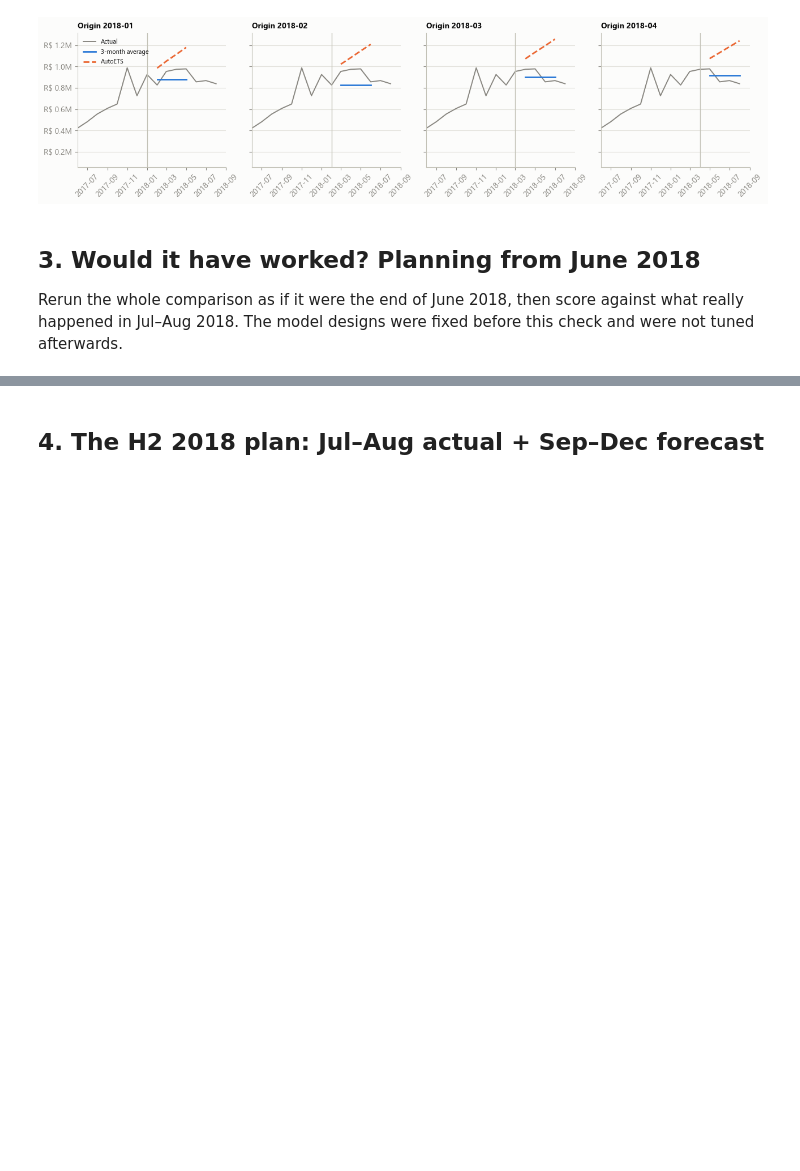
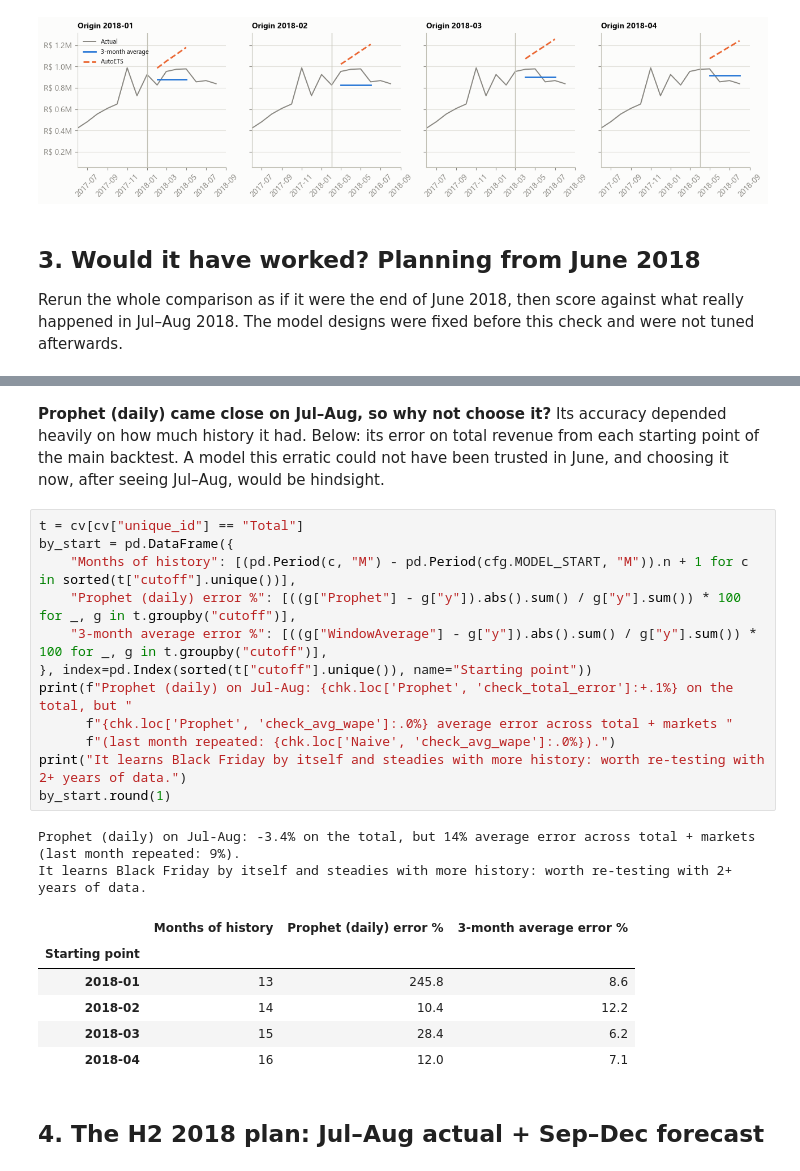
Before and after one commit to jessicaayivi/revenue-forecast-scenario-planner, a Jupyter notebook: notebooks/03_forecast.ipynb, the cells around one changed output, grey strips where cells are left out. Cells and saved outputs as stored; diff of their text form; blank space fills up the shorter version.

```diff
--- a/notebooks/03_forecast.ipynb
+++ b/notebooks/03_forecast.ipynb
@@ -217,4 +218,29 @@ In June the backtest would have picked Prophet + leading indicators: Jul-Aug for
 3-month average: +10%; best on the check: Last month repeated (+0.3%, partly luck: June happened to match Jul-Aug).
+# %% [markdown]
+**Prophet (daily) came close on Jul–Aug, so why not choose it?** Its accuracy depended heavily on how much
+history it had. Below: its error on total revenue from each starting point of the main backtest. A model this
+erratic could not have been trusted in June, and choosing it now, after seeing Jul–Aug, would be hindsight.
+# %%
+t = cv[cv["unique_id"] == "Total"]
+by_start = pd.DataFrame({
+    "Months of history": [(pd.Period(c, "M") - pd.Period(cfg.MODEL_START, "M")).n + 1 for c in sorted(t["cutoff"].unique())],
+    "Prophet (daily) error %": [((g["Prophet"] - g["y"]).abs().sum() / g["y"].sum()) * 100 for _, g in t.groupby("cutoff")],
+    "3-month average error %": [((g["WindowAverage"] - g["y"]).abs().sum() / g["y"].sum()) * 100 for _, g in t.groupby("cutoff")],
+}, index=pd.Index(sorted(t["cutoff"].unique()), name="Starting point"))
+print(f"Prophet (daily) on Jul-Aug: {chk.loc['Prophet', 'check_total_error']:+.1%} on the total, but "
+      f"{chk.loc['Prophet', 'check_avg_wape']:.0%} average error across total + markets "
+      f"(last month repeated: {chk.loc['Naive', 'check_avg_wape']:.0%}).")
+print("It learns Black Friday by itself and steadies with more history: worth re-testing with 2+ years of data.")
+by_start.round(1)
+# %% [output]
+Prophet (daily) on Jul-Aug: -3.4% on the total, but 14% average error across total + markets (last month repeated: 9%).
+It learns Black Friday by itself and steadies with more history: worth re-testing with 2+ years of data.
+|  | Months of history | Prophet (daily) error % | 3-month average error % |
+| Starting point |  |  |  |
+| 2018-01 | 13 | 245.8 | 8.6 |
+| 2018-02 | 14 | 10.4 | 12.2 |
+| 2018-03 | 15 | 28.4 | 6.2 |
+| 2018-04 | 16 | 12.0 | 7.1 |
 # %% [markdown]
 ## 4. The H2 2018 plan: Jul–Aug actual + Sep–Dec forecast
 # %%
```
Also changed, not shown: parts of 1 cell of this notebook, 4 other files.
